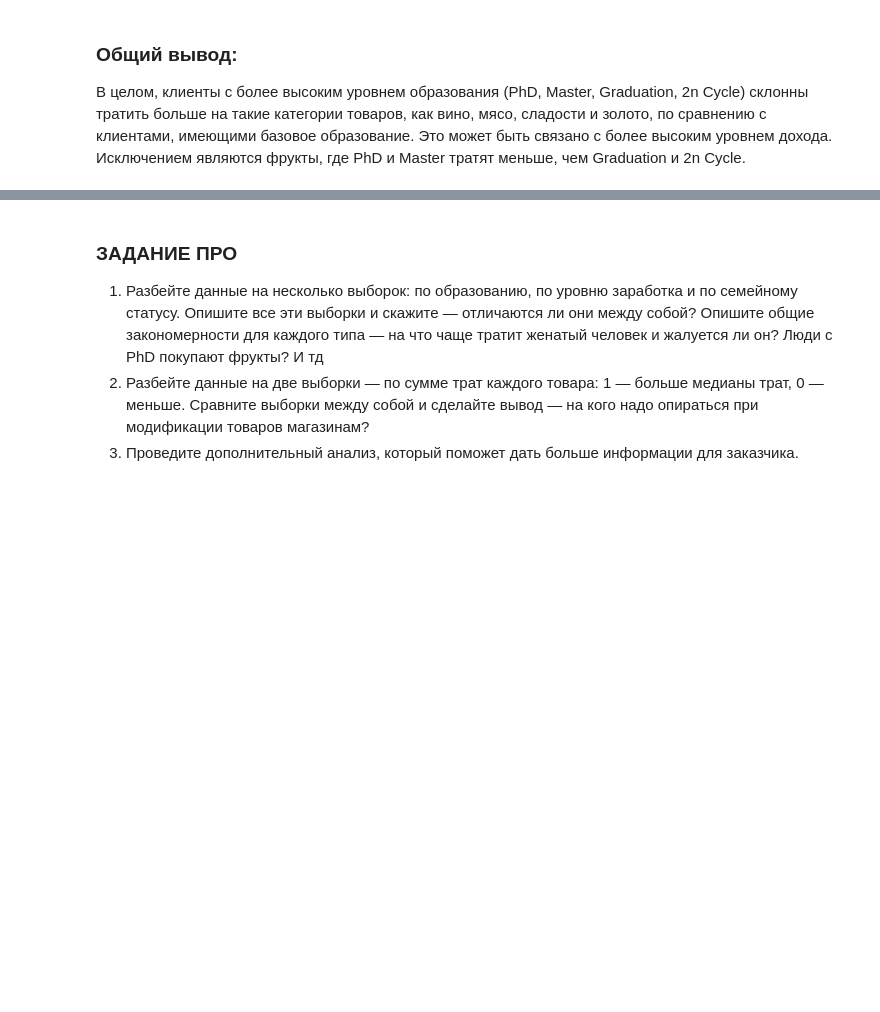
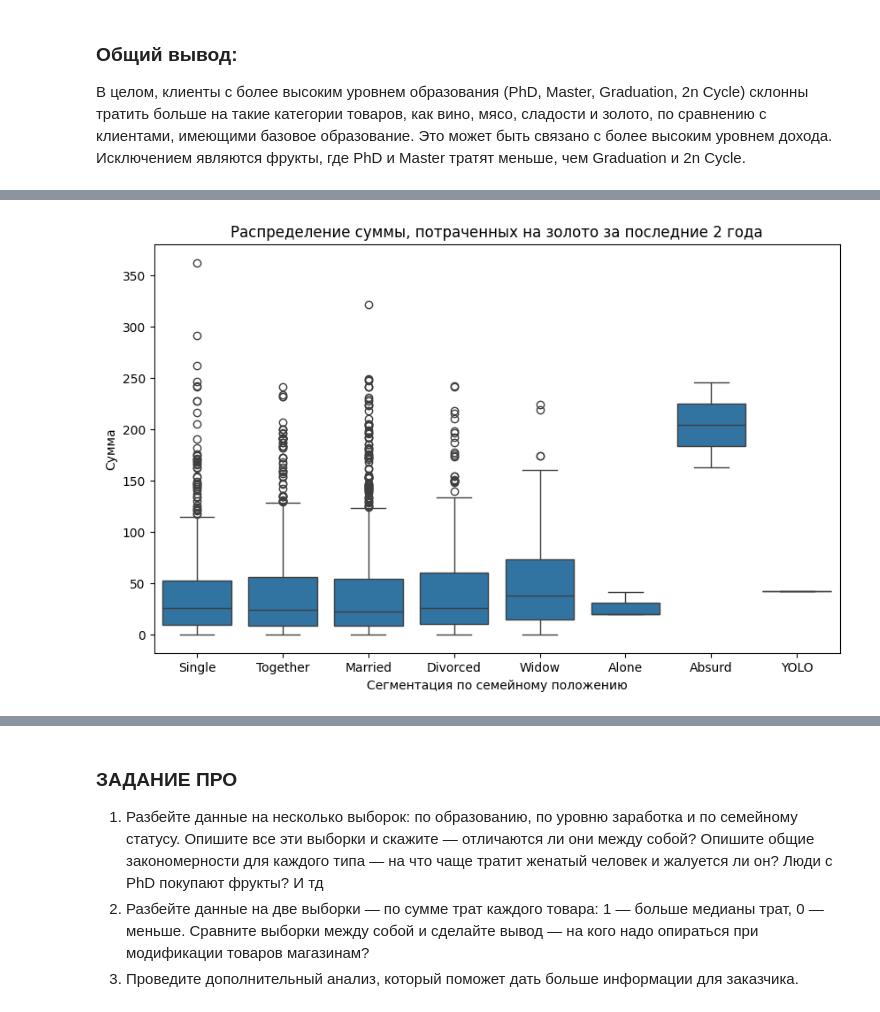
Before and after one commit to AlexeyOrehov/homework, a Jupyter notebook: home_work_1.9/1.9 1_RAZDEL_PRO_forstud.ipynb, the cells around one changed output, grey strips where cells are left out. Drawn from its saved outputs; the diff is of its cells as text; code cells hidden in the pictures; blank space fills up the shorter version.

```diff
--- a/home_work_1.9/1.9 1_RAZDEL_PRO_forstud.ipynb
+++ b/home_work_1.9/1.9 1_RAZDEL_PRO_forstud.ipynb
@@ -1128,0 +1156,9 @@ plt.show()
+# %%
+plt.figure(figsize=(10, 6))
+sns.boxplot(data=df_modify, x='marital_status', y='mntgoldprods')
+plt.title('Распределение суммы, потраченных на золото за последние 2 года')
+plt.xlabel('Сегментация по семейному положению')
+plt.ylabel('Сумма')
+plt.show()
+# %% [output]
+[figure, added]
```
Also changed, not shown: parts of 6 cells of this notebook.
